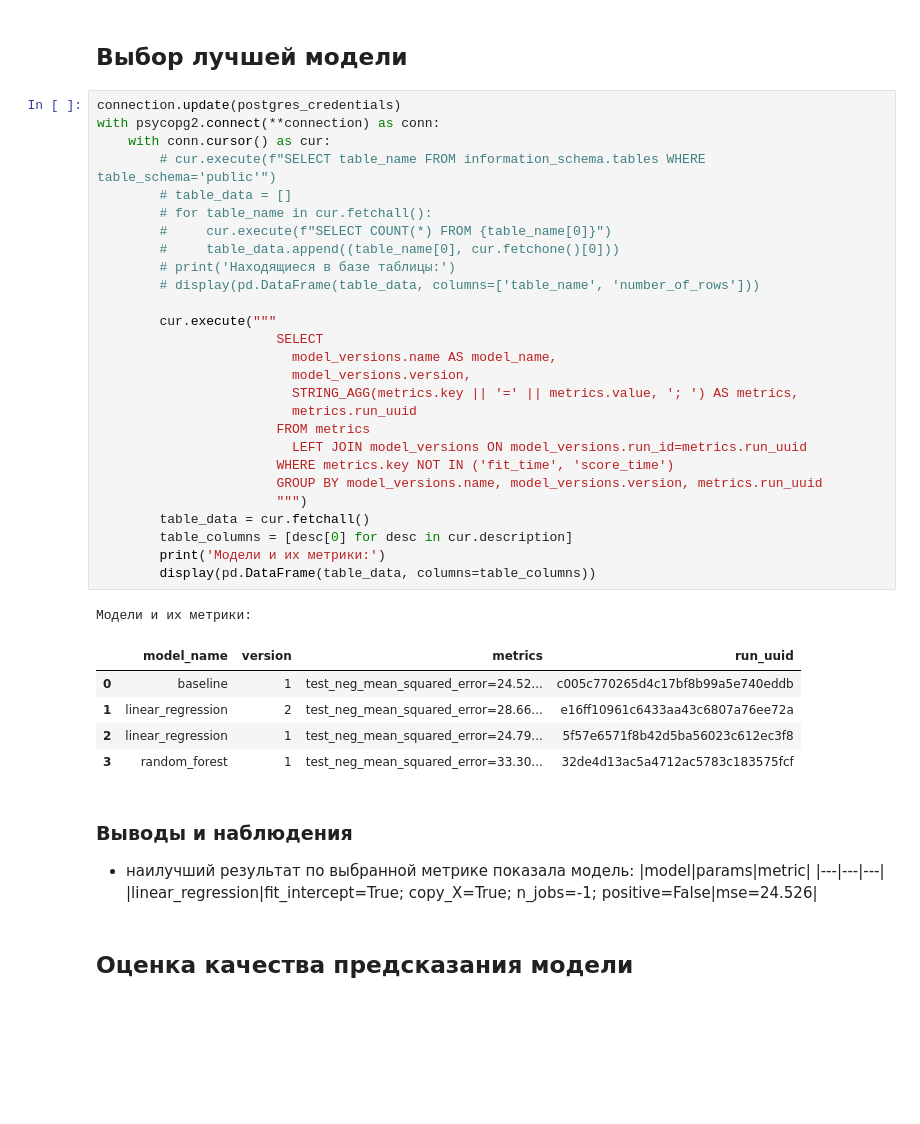
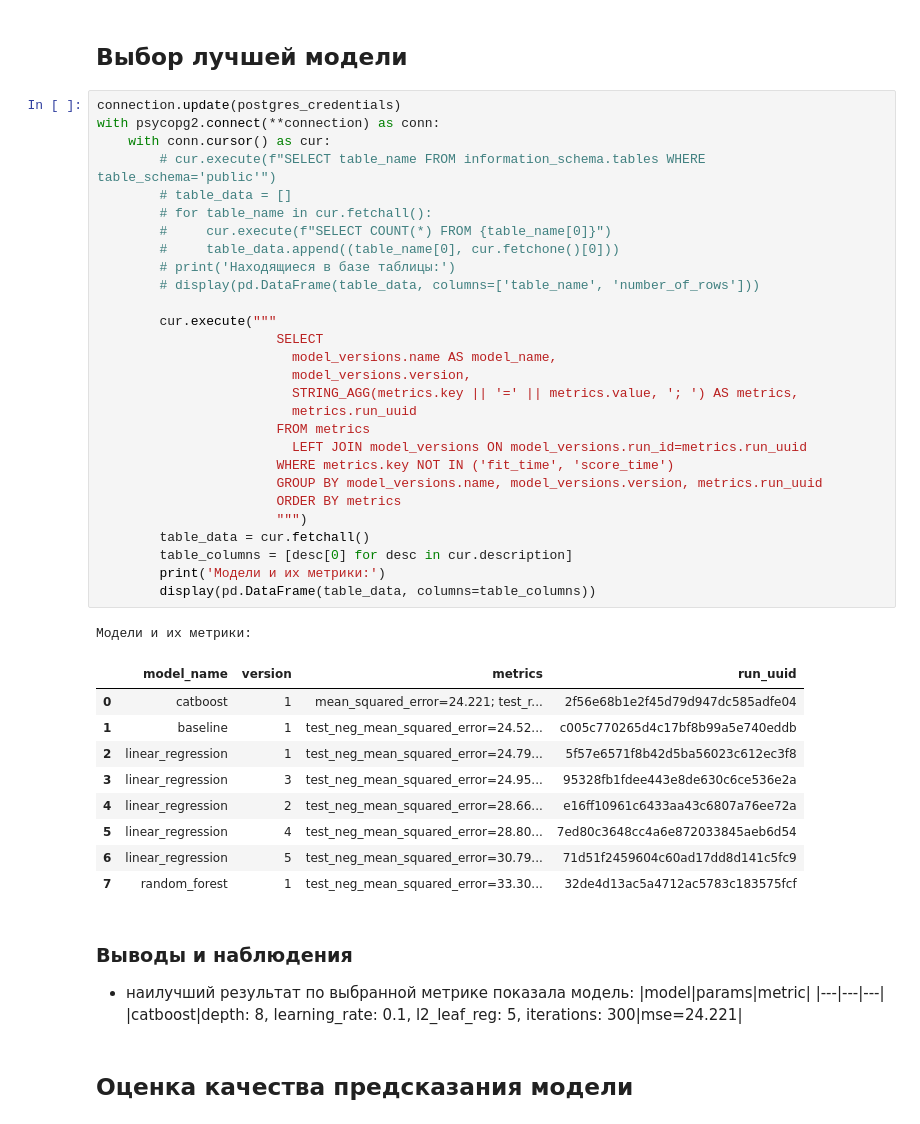
Before and after one commit to denis-42ds/customer_visit_forecasts, a Jupyter notebook: visits_number_predict.ipynb, the cells around one changed output. Saved outputs shown, nothing was run; the diff lists cells and outputs as text; blank space fills up the shorter version.

```diff
--- a/visits_number_predict.ipynb
+++ b/visits_number_predict.ipynb
@@ -744,43 +885,48 @@ Created version '1' of model 'random_forest'.
 # %%
 connection.update(postgres_credentials)
 with psycopg2.connect(**connection) as conn:
     with conn.cursor() as cur:
         # cur.execute(f"SELECT table_name FROM information_schema.tables WHERE table_schema='public'")
         # table_data = []
         # for table_name in cur.fetchall():
         #     cur.execute(f"SELECT COUNT(*) FROM {table_name[0]}")
         #     table_data.append((table_name[0], cur.fetchone()[0]))
         # print('Находящиеся в базе таблицы:')
         # display(pd.DataFrame(table_data, columns=['table_name', 'number_of_rows']))
 
         cur.execute("""
                        SELECT
                          model_versions.name AS model_name,
                          model_versions.version,
                          STRING_AGG(metrics.key || '=' || metrics.value, '; ') AS metrics,
                          metrics.run_uuid
                        FROM metrics
                          LEFT JOIN model_versions ON model_versions.run_id=metrics.run_uuid
                        WHERE metrics.key NOT IN ('fit_time', 'score_time')
                        GROUP BY model_versions.name, model_versions.version, metrics.run_uuid
+                       ORDER BY metrics
                        """)
         table_data = cur.fetchall()
         table_columns = [desc[0] for desc in cur.description]
         print('Модели и их метрики:')
         display(pd.DataFrame(table_data, columns=table_columns))
 # %% [output]
 Модели и их метрики:
 |  | model_name | version | metrics | run_uuid |
-| 0 | baseline | 1 | test_neg_mean_squared_error=24.52... | c005c770265d4c17bf8b99a5e740eddb |
-| 1 | linear_regression | 2 | test_neg_mean_squared_error=28.66... | e16ff10961c6433aa43c6807a76ee72a |
+| 0 | catboost | 1 | mean_squared_error=24.221; test_r... | 2f56e68b1e2f45d79d947dc585adfe04 |
+| 1 | baseline | 1 | test_neg_mean_squared_error=24.52... | c005c770265d4c17bf8b99a5e740eddb |
 | 2 | linear_regression | 1 | test_neg_mean_squared_error=24.79... | 5f57e6571f8b42d5ba56023c612ec3f8 |
-| 3 | random_forest | 1 | test_neg_mean_squared_error=33.30... | 32de4d13ac5a4712ac5783c183575fcf |
+| 3 | linear_regression | 3 | test_neg_mean_squared_error=24.95... | 95328fb1fdee443e8de630c6ce536e2a |
+| 4 | linear_regression | 2 | test_neg_mean_squared_error=28.66... | e16ff10961c6433aa43c6807a76ee72a |
+| 5 | linear_regression | 4 | test_neg_mean_squared_error=28.80... | 7ed80c3648cc4a6e872033845aeb6d54 |
+| 6 | linear_regression | 5 | test_neg_mean_squared_error=30.79... | 71d51f2459604c60ad17dd8d141c5fc9 |
+| 7 | random_forest | 1 | test_neg_mean_squared_error=33.30... | 32de4d13ac5a4712ac5783c183575fcf |
 # %% [markdown]
 ### Выводы и наблюдения
 - наилучший результат по выбранной метрике показала модель:
 |model|params|metric|
 |---|---|---|
-|linear_regression|fit_intercept=True; copy_X=True; n_jobs=-1; positive=False|mse=24.526|
+|catboost|depth: 8, learning_rate: 0.1, l2_leaf_reg: 5, iterations: 300|mse=24.221|
 # %% [markdown]
 ## Оценка качества предсказания модели
 # %%
```
Also changed, not shown: parts of 39 cells of this notebook, 2 other files.
